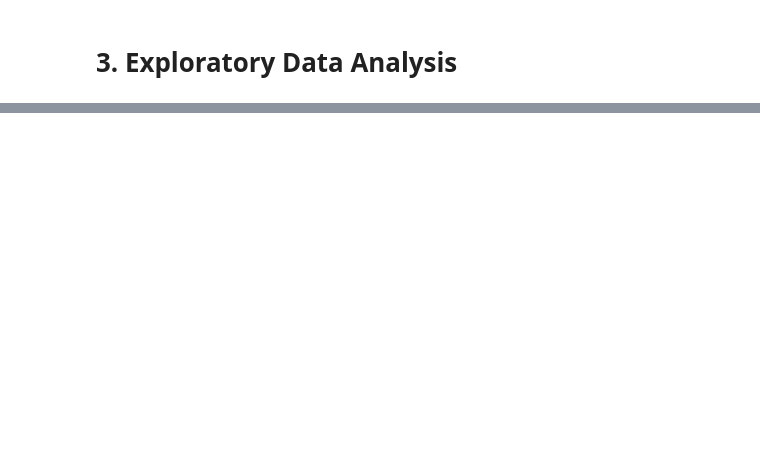
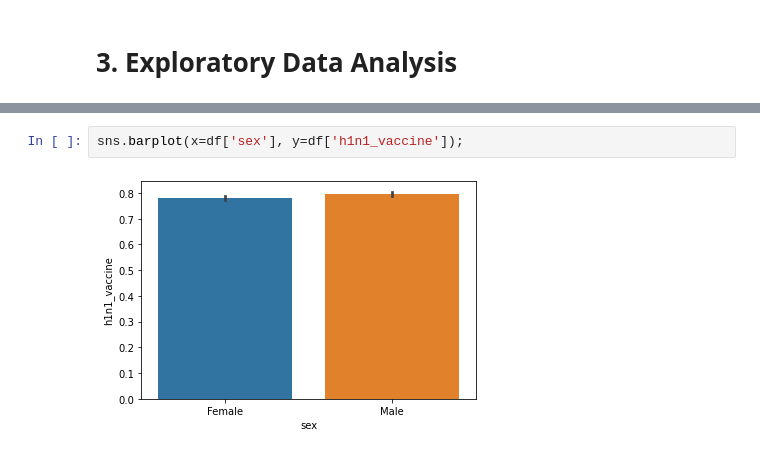
Before and after one commit to kmcneil901/H1N1-Vaccines, a Jupyter notebook: H1N1 Vaccine .ipynb, the cells around one changed output, grey strips where cells are left out. Drawn from its saved outputs; the diff is of its cells as text; blank space fills up the shorter version.

```diff
--- a/H1N1 Vaccine .ipynb
+++ b/H1N1 Vaccine .ipynb
@@ -106,0 +131,4 @@ dtype: int64
+# %%
+sns.barplot(x=df['sex'], y=df['h1n1_vaccine']);
+# %% [output]
+[figure, added]
```
Also changed, not shown: parts of 145 cells of this notebook, 1 other file.
